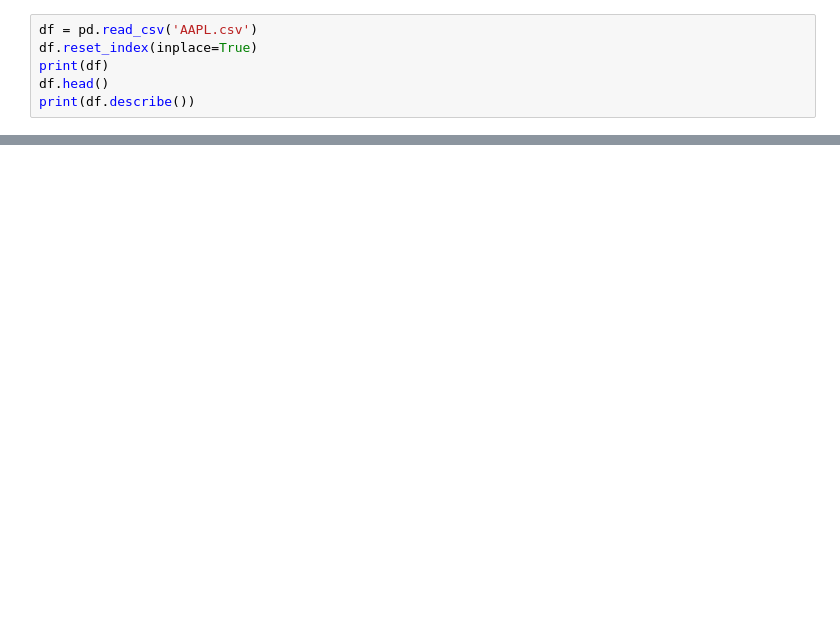
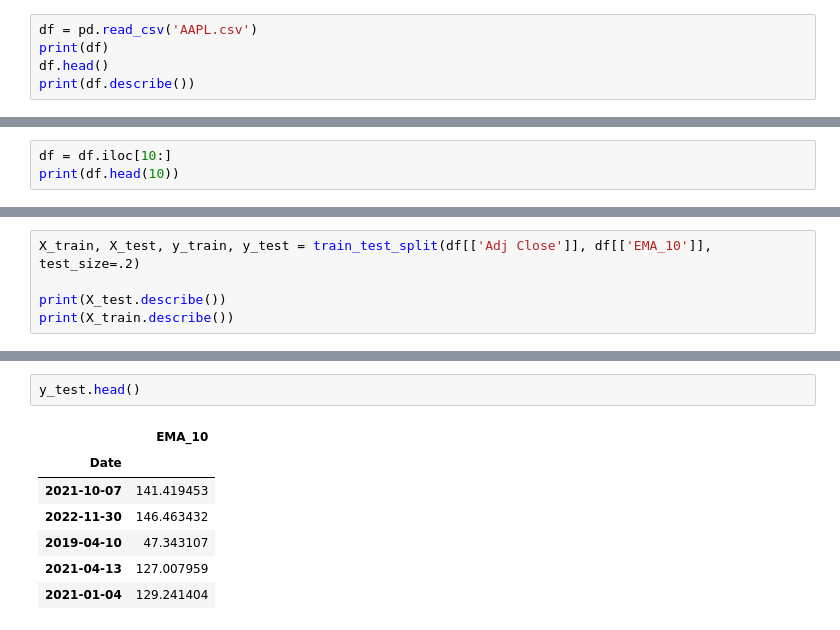
Before and after one commit to rsashank/StockPredictionModel, a Jupyter notebook: regressionModel.ipynb, the cells around one changed output, grey strips where cells are left out. Cells and saved outputs as stored; diff of their text form; blank space fills up the shorter version.

Commit message:
feat: regressionModel to predict adjusted close price

```diff
--- a/regressionModel.ipynb
+++ b/regressionModel.ipynb
@@ -7,6 +10,5 @@ from sklearn.linear_model import LinearRegression
 # %%
 df = pd.read_csv('AAPL.csv')
-df.reset_index(inplace=True)
 print(df)
 df.head()
 print(df.describe())
@@ -58,0 +82,3 @@ freq             1
+# %%
+df = df.iloc[10:]
+print(df.head(10))
@@ -58,0 +103,5 @@ freq             1
+# %%
+X_train, X_test, y_train, y_test = train_test_split(df[['Adj Close']], df[['EMA_10']], test_size=.2)
+
+print(X_test.describe())
+print(X_train.describe())
@@ -58,0 +150,10 @@ freq             1
+# %%
+y_test.head()
+# %% [output]
+|  | EMA_10 |
+| Date |  |
+| 2021-10-07 | 141.419453 |
+| 2022-11-30 | 146.463432 |
+| 2019-04-10 | 47.343107 |
+| 2021-04-13 | 127.007959 |
+| 2021-01-04 | 129.241404 |
```
Also changed, not shown: parts of 12 cells of this notebook.
